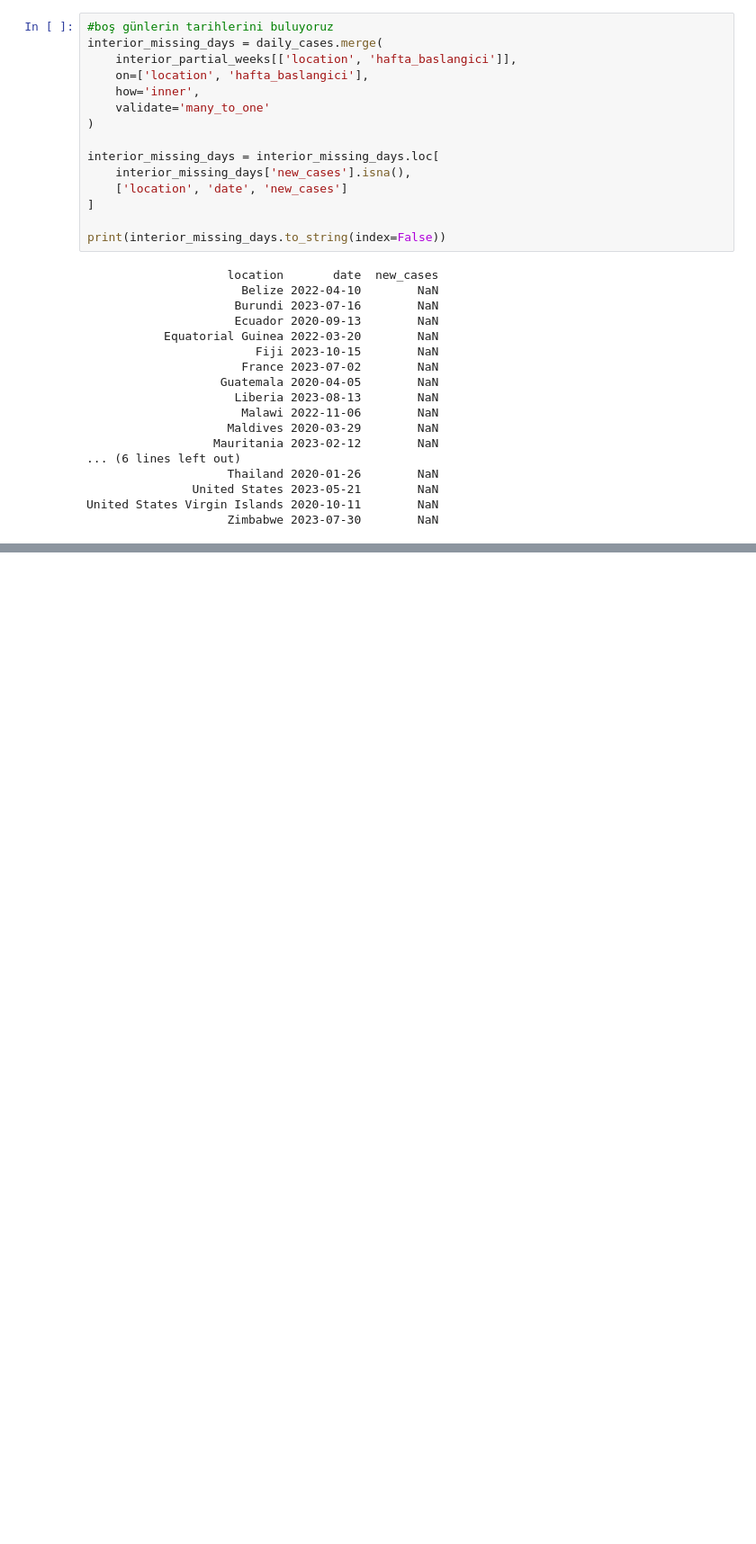
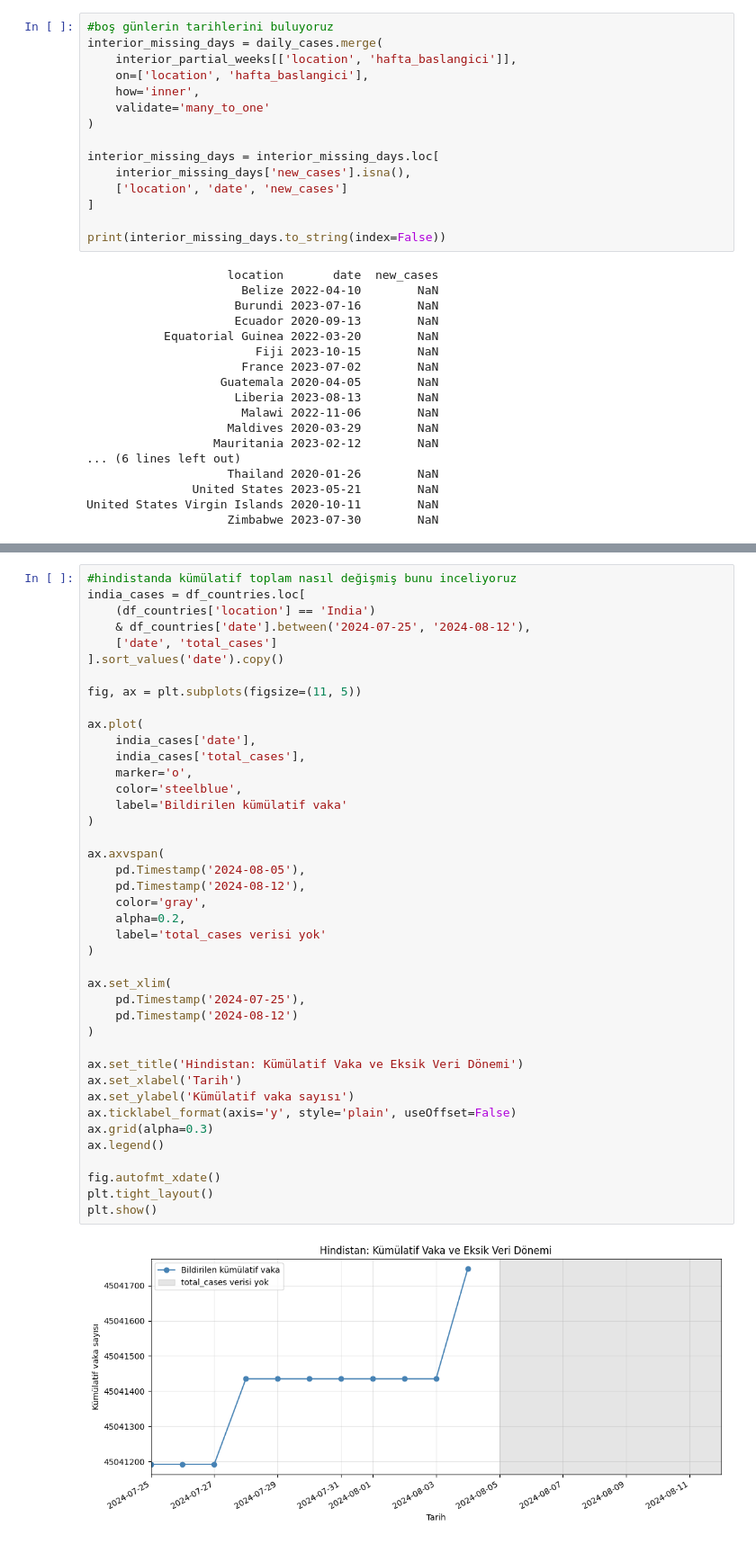
Before and after one commit to nazlican-engineer/CoronaVirusProject, a Jupyter notebook: covid_analysis.ipynb, the cells around one changed output, grey strips where cells are left out. Shown at 90% size. Cells and saved outputs as stored; diff of their text form; blank space fills up the shorter version.

```diff
--- a/covid_analysis.ipynb
+++ b/covid_analysis.ipynb
@@ -1304,0 +1492,43 @@ weekly_cases['haftalik_degisim_yuzde'] = (
+# %%
+#hindistanda kümülatif toplam nasıl değişmiş bunu inceliyoruz
+india_cases = df_countries.loc[
+    (df_countries['location'] == 'India')
+    & df_countries['date'].between('2024-07-25', '2024-08-12'),
+    ['date', 'total_cases']
+].sort_values('date').copy()
+
+fig, ax = plt.subplots(figsize=(11, 5))
+
+ax.plot(
+    india_cases['date'],
+    india_cases['total_cases'],
+    marker='o',
+    color='steelblue',
+    label='Bildirilen kümülatif vaka'
+)
+
+ax.axvspan(
+    pd.Timestamp('2024-08-05'),
+    pd.Timestamp('2024-08-12'),
+    color='gray',
+    alpha=0.2,
+    label='total_cases verisi yok'
+)
+
+ax.set_xlim(
+    pd.Timestamp('2024-07-25'),
+    pd.Timestamp('2024-08-12')
+)
+
+ax.set_title('Hindistan: Kümülatif Vaka ve Eksik Veri Dönemi')
+ax.set_xlabel('Tarih')
+ax.set_ylabel('Kümülatif vaka sayısı')
+ax.ticklabel_format(axis='y', style='plain', useOffset=False)
+ax.grid(alpha=0.3)
+ax.legend()
+
+fig.autofmt_xdate()
+plt.tight_layout()
+plt.show()
+# %% [output]
+[figure, added]
```
Also changed, not shown: parts of 10 cells of this notebook.
